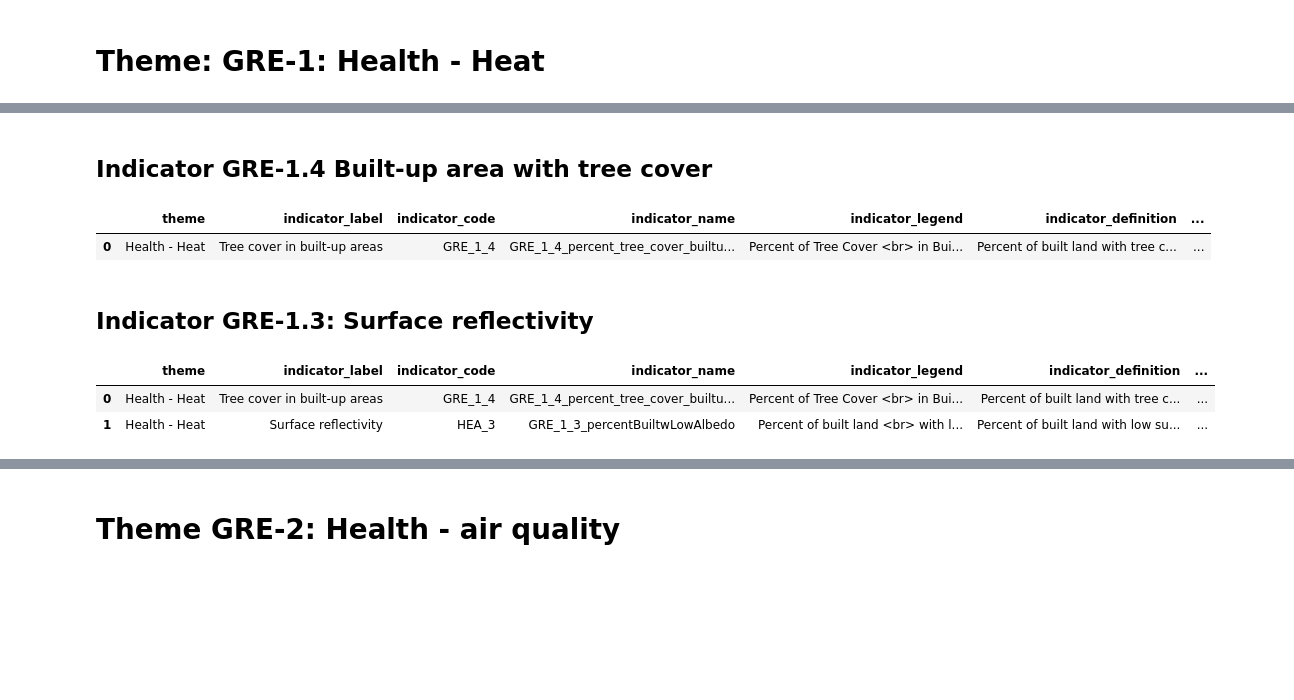
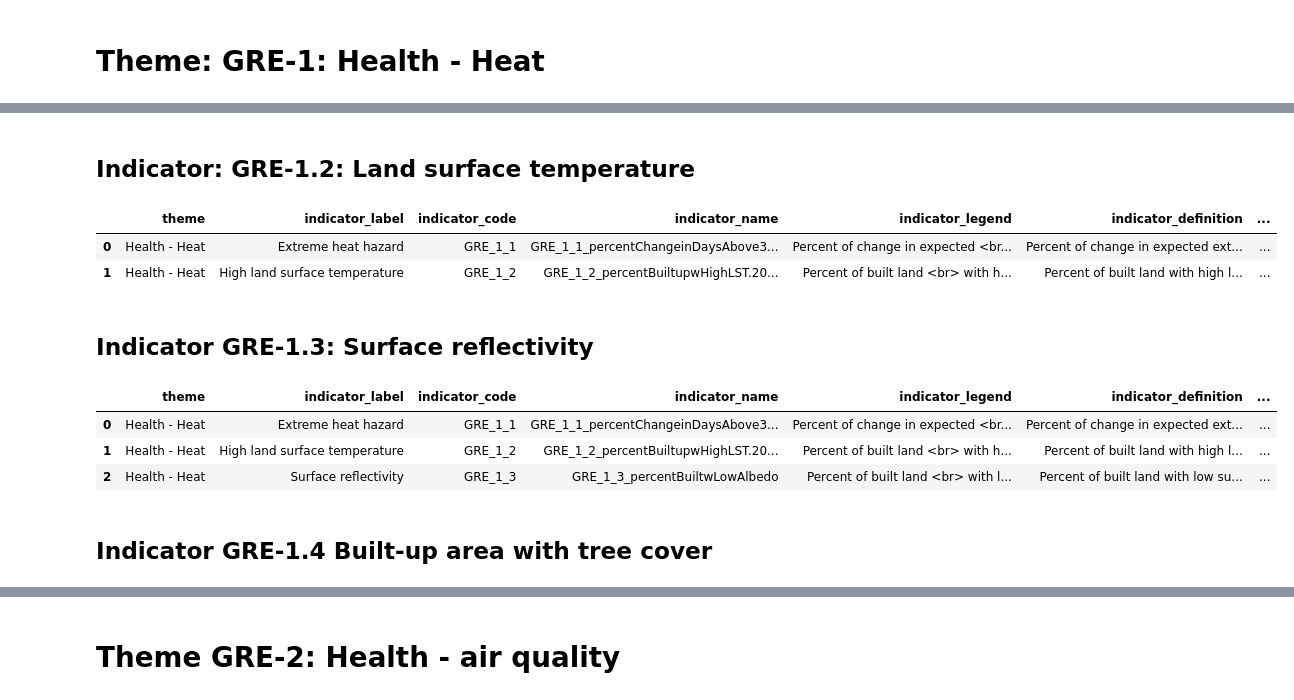
Before and after one commit to wri/cities-cities4forests-indicators, a Jupyter notebook: scripts/define-indicators.ipynb, the cells around one changed output, grey strips where cells are left out. Drawn from its saved outputs; the diff is of its cells as text; code cells hidden in the pictures; blank space fills up the shorter version.

```diff
--- a/scripts/define-indicators.ipynb
+++ b/scripts/define-indicators.ipynb
@@ -31,35 +33,39 @@ Index: []
-# %% [markdown]
-## Indicator GRE-1.4 Built-up area with tree cover
-# %%
-indicators_definitions = indicators_definitions.append({'theme' : 'Health - Heat',
-                                                        'indicator_label' : 'Tree cover in built-up areas',
-                                                        'indicator_code' : 'GRE_1_4',
-                                                        'indicator_name' : 'GRE_1_4_percent_tree_cover_builtup_areas',
-                                                        'indicator_legend': 'Percent of Tree Cover <br> in Built Land (%)',
-                                                       'indicator_definition' : 'Percent of built land with tree cover',
-                                                       'data_sources' : 'Tree Mosaic Land, ESA World Cover',
-                                                       'importance' : 'This indicator can identify areas of a city without significant tree cover and therefore lacking in shade and evapotranspiration that can reduce local heat. Areas with low tree cover may be candidates in which to install measures--such as trees, other vegetation, or solar reflective roofs and pavements--that will reduce the heat retained locally or otherwise cool the immediate area.',
-                                                       'methods' : 'This indicator uses 10-meter resolution tree cover data for 2020 from the Trees in Mosaic Landscapes dataset as retrieved from Earth Engine. Percent tree cover for each pixel of built land are derived using the built-up class from ESA WorldCover as a mask. '},
-                                                       ignore_index = True)
-indicators_definitions
-# %% [output]
-|  | theme | indicator_label | indicator_code | indicator_name | indicator_legend | indicator_definition | ... |
-| 0 | Health - Heat | Tree cover in built-up areas | GRE_1_4 | GRE_1_4_percent_tree_cover_builtu... | Percent of Tree Cover <br> in Bui... | Percent of built land with tree c... | ... |
+# %% [markdown]
+## Indicator: GRE-1.2: Land surface temperature
+# %%
+indicators_definitions = indicators_definitions.append({'theme' : 'Health - Heat',
+                                                        'indicator_label' : 'High land surface temperature',
+                                                        'indicator_code' : 'GRE_1_2',
+                                                        'indicator_name' : 'GRE_1_2_percentBuiltupwHighLST.2013to2022meanofmonthwhottestday',
+                                                        'indicator_legend' : 'Percent of built land <br> with high land surface temperature (%)',
+                                                       'indicator_definition' : 'Percent of built land with high land surface temperature during hot season (3C+ above mean for built land)',
+                                                       'data_sources' : 'Landsat, ERA5 DAILY, ESA World Cover',
+                                                       'importance' : 'Land surface temperature is closely correlated with near surface air temperature, which is how people experience heat. This metric can identify areas of the city exposed to above average heat. Such areas may be good candidates for heat mitigation measures such as tree planting or solar reflective surfaces.',
+                                                       'methods' : 'This indicator uses land surface temperature (LST) for each pixel in the area of interest calculated using the methods from <a href="https://www.mdpi.com/2072-4292/12/9/1471">Ermida et al. 2020</a> and Landsat imagery as retrieved from Earth Engine. Mean LST is calculated from a mosaic of cloud masked Landsat images from years 2013-2022 selected from the month of the year that had the hottest day during this period as determined from <a href="https://developers.google.com/earth-engine/datasets/catalog/ECMWF_ERA5_DAILY">ERA5 DAILY</a>. Average and pixelwise LST is then retrieved for built land cover areas using the built-up class from <a href="https://developers.google.com/earth-engine/datasets/catalog/ESA_WorldCover_v100">ESA WorldCover</a> as a mask. Finally, areas that are 3 degrees Celsius or more above the area average are masked to calculate the percent of built area with high land surface temperature.' },
+                                                       ignore_index = True)
+indicators_definitions
+# %% [output]
+|  | theme | indicator_label | indicator_code | indicator_name | indicator_legend | indicator_definition | ... |
+| 0 | Health - Heat | Extreme heat hazard | GRE_1_1 | GRE_1_1_percentChangeinDaysAbove3... | Percent of change in expected <br... | Percent of change in expected ext... | ... |
+| 1 | Health - Heat | High land surface temperature | GRE_1_2 | GRE_1_2_percentBuiltupwHighLST.20... | Percent of built land <br> with h... | Percent of built land with high l... | ... |
 # %% [markdown]
 ## Indicator GRE-1.3: Surface reflectivity
 # %%
 indicators_definitions = indicators_definitions.append({'theme' : 'Health - Heat',
                                                         'indicator_label' : 'Surface reflectivity',
-                                                        'indicator_code' : 'HEA_3',
+                                                        'indicator_code' : 'GRE_1_3',
                                                         'indicator_name' : 'GRE_1_3_percentBuiltwLowAlbedo',
                                                         'indicator_legend': 'Percent of built land <br> with low surface reflectivity (%)',
                                                        'indicator_definition' : 'Percent of built land with low surface reflectivity (below 0.2 albedo)',
                                                        'data_sources' : 'Sentinel-1, ESA World Cover',
                                                        'importance' : 'This indicator can identify areas of the city with a high share of surfaces that retain excess heat. Surfaces with Low solar reflectivity (albedo) absorb heat and transfer it to immediate surroundings. Areas with a high share of low albedo surfaces may be candidates in which to install measures--such as solar reflective roofs and pavements, or trees--that will reduce the heat retained on surfaces or otherwise cool the immediate area.',
                                                        'methods' : 'This indicator uses pixelwise albedo values derived from Sentinel-1 as retrieved from Earth Engine using the algorithms defined in Bonafoni & Sekertekin 2020. Annual mean albedo is calculated from cloud-free pixels from 2021. Values for built land cover areas only are derived using the built-up class from ESA WorldCover as a mask. Finally, pixels with albedo values below 0.2 are masked to calculate the percent of built area with low surface reflectivity.'},
                                                        ignore_index = True)
 indicators_definitions
 # %% [output]
 |  | theme | indicator_label | indicator_code | indicator_name | indicator_legend | indicator_definition | ... |
-| 0 | Health - Heat | Tree cover in built-up areas | GRE_1_4 | GRE_1_4_percent_tree_cover_builtu... | Percent of Tree Cover <br> in Bui... | Percent of built land with tree c... | ... |
-| 1 | Health - Heat | Surface reflectivity | HEA_3 | GRE_1_3_percentBuiltwLowAlbedo | Percent of built land <br> with l... | Percent of built land with low su... | ... |
+| 0 | Health - Heat | Extreme heat hazard | GRE_1_1 | GRE_1_1_percentChangeinDaysAbove3... | Percent of change in expected <br... | Percent of change in expected ext... | ... |
+| 1 | Health - Heat | High land surface temperature | GRE_1_2 | GRE_1_2_percentBuiltupwHighLST.20... | Percent of built land <br> with h... | Percent of built land with high l... | ... |
+| 2 | Health - Heat | Surface reflectivity | GRE_1_3 | GRE_1_3_percentBuiltwLowAlbedo | Percent of built land <br> with l... | Percent of built land with low su... | ... |
+# %% [markdown]
+## Indicator GRE-1.4 Built-up area with tree cover
```
Also changed, not shown: parts of 17 cells of this notebook, 2 other files.
